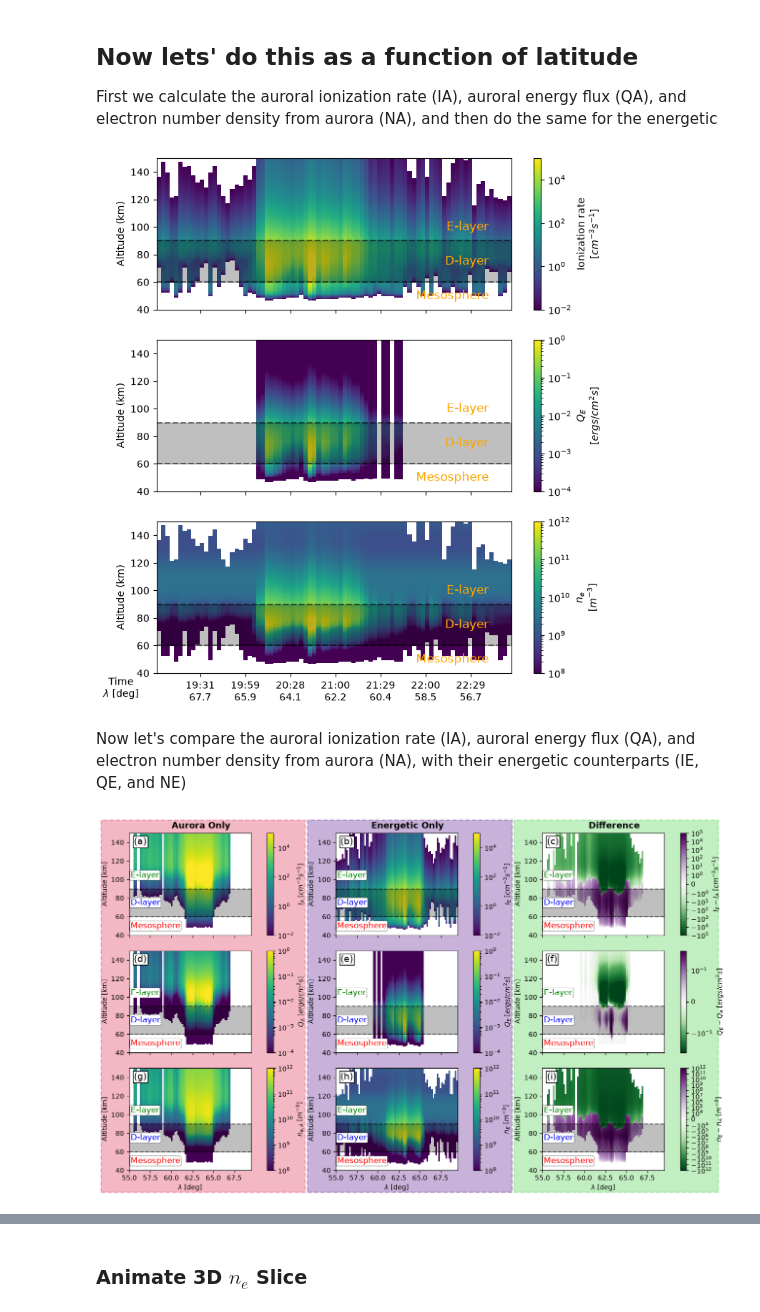
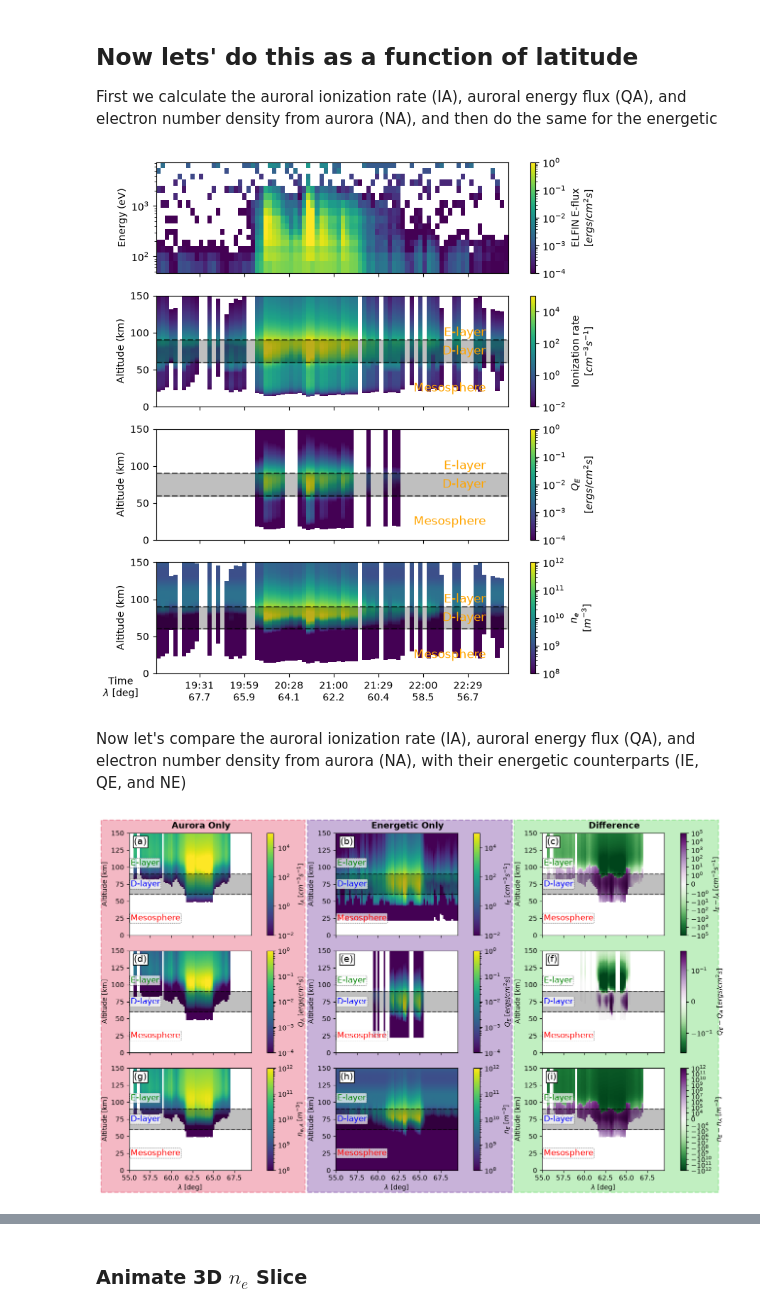
Before and after one commit to mshumko/elfinasi, a Jupyter notebook: src/20220904_substorm_study/energy_number_flux/20220904_elfin_themis_nflux_eflux.ipynb, the cells around one changed output, grey strips where cells are left out. Drawn from its saved outputs; the diff is of its cells as text; code cells hidden in the pictures.

```diff
--- a/src/20220904_substorm_study/energy_number_flux/20220904_elfin_themis_nflux_eflux.ipynb
+++ b/src/20220904_substorm_study/energy_number_flux/20220904_elfin_themis_nflux_eflux.ipynb
@@ -514,7 +503,7 @@ plt.savefig(elfinasi.plot_dir / f'{elfin_spectra_time_range[0]:%Y%m%d_%H%M%S}_el
 
 Here we quantify the altitude profile of Q as a function of latitude, and compare and contrast $Q_A$ vs $Q_E$. Here we use `pyGPI5` code to model this, and adapt most of the code from their GitHub tutorial.
 # %%
-AltMinKm = 30.
+AltMinKm = 0.
 AltMaxKm = 150.
 AltStepKm = 1.0
 altkm = np.arange(AltMinKm,AltMaxKm,AltStepKm)
@@ -532,5 +521,5 @@ with temporary_silence():
     chem.Set_Inital_Ionization(tUnix, glat, glon, AltMinKm, AltMaxKm, AltStepKm);
 # %%
 _time_range_ib = (datetime(2022, 9, 4, 4, 20, 10), datetime(2022, 9, 4, 4, 20, 25))
-energy_channel_idx = np.where((pad_obj_eflux.energy >= 0) & (pad_obj_eflux.energy <= 2_000))[0]
+energy_channel_idx = np.where((pad_obj_eflux.energy >= 0) & (pad_obj_eflux.energy <= 2_200))[0]
 ib_eflux = merged_eflux.loc[_time_range_ib[0]:_time_range_ib[1]].mean()
@@ -551,6 +590,6 @@ region_box_style = dict(
     edgecolor='black',
     ls='--',
     lw=0.5,
-    alpha=1
+    alpha=0.7
 )
 # %%
@@ -754,53 +799,66 @@ IE_alt_lat[IE_alt_lat<1e-2] = np.nan
 # %%
-fig, gx = plt.subplots(3, 1, figsize=(8, 9), sharey=True, sharex=True)
+fig, gx = plt.subplots(4, 1, figsize=(8, 9), sharex=True)
+
 p1 = gx[0].pcolormesh(
+    pad_obj_eflux.pad.time,
+    pad_obj_eflux.energy,
+    elfin_eflux_ergs.T,
+    shading='nearest',
+    norm=matplotlib.colors.LogNorm(vmin=1e-4, vmax=1e0)
+    )
+plt.colorbar(p1, ax=gx[0], label=f'ELFIN E-flux\n[$ergs/cm^{{2}} s$]')
+
+p1 = gx[1].pcolormesh(
     merged_eflux.index,
     chem.altkm,
     IE_alt_lat.T,
     norm=matplotlib.colors.LogNorm(vmin=1e-2, vmax=1e5),
 )
-plt.colorbar(p1, ax=gx[0], label=f'Ionization rate\n[$cm^{{-3}} s^{{-1}}$]')
-p2 = gx[1].pcolormesh(
+plt.colorbar(p1, ax=gx[1], label=f'Ionization rate\n[$cm^{{-3}} s^{{-1}}$]')
+p2 = gx[2].pcolormesh(
     merged_eflux.index,
     chem.altkm,
     QE_alt_lat.T,
     norm=matplotlib.colors.LogNorm(vmin=1e-4, vmax=10e-1),
 )
-plt.colorbar(p2, ax=gx[1], label=f'$Q_E$\n[$ergs/cm^{{2}} s$]');
+plt.colorbar(p2, ax=gx[2], label=f'$Q_E$\n[$ergs/cm^{{2}} s$]');
 
-p3 = gx[2].pcolormesh(
+p3 = gx[3].pcolormesh(
     merged_eflux.index,
     chem.altkm,
     NE_alt_lat.T,
     norm=matplotlib.colors.LogNorm(vmin=1e8, vmax=1e12),
 )
-plt.colorbar(p3, ax=gx[2], label=f'$n_e$\n[$m^{{-3}}$]');
+plt.colorbar(p3, ax=gx[3], label=f'$n_e$\n[$m^{{-3}}$]');
 
-for gx_i in gx:
+gx[0].set_yscale('log')
+gx[0].set_ylabel('Energy (eV)')
+
+for gx_i in gx[1:]:
     gx_i.set_ylabel('Altitude (km)')
-    gx_i.set_ylim([40, 150])
+    gx_i.set_ylim([0, 150])
     gx_i.tick_params(labelbottom=False)
 
     gx_i.axhline(60, color='k', ls='--', alpha=0.5)
     gx_i.axhline(90, color='k', ls='--', alpha=0.5)
     gx_i.axhspan(60, 90, color='k', alpha=0.25)
     gx_i.text(
         gx_i.get_xlim()[1]-15/86400, 100, f'E-layer', va='center', ha='right', fontsize=12, color='orange'
         )
     gx_i.text(
         gx_i.get_xlim()[1]-15/86400, 75, f'D-layer', va='center', ha='right', fontsize=12, color='orange'
         )
     gx_i.text(
-        gx_i.get_xlim()[1]-15/86400, 50, f'Mesosphere', va='center', ha='right', fontsize=12, color='orange'
+        gx_i.get_xlim()[1]-15/86400, 25, f'Mesosphere', va='center', ha='right', fontsize=12, color='orange'
         )
     # gx_i.axhspan(gx_i.get_ylim()[0], 60, color='purple', alpha=0.1)
 gx[-1].tick_params(labelbottom=True)
 x_axis_df = merged_eflux.loc[:, ['mlat']]
 x_axis_df.rename(columns={'mlat': f'$\\lambda$ [deg]'}, inplace=True)
 manylabels.ManyLabels(gx[-1], x_axis_df, time_format='%M:%S')
 plt.savefig(elfinasi.plot_dir / f'{elfin_spectra_time_range[0]:%Y%m%d_%H%M%S}_elfin_eflux_ionization_altitude.pdf')
 # %% [output]
-[figure, old version]
+[figure, new version]
 # %% [markdown]
 Now let's compare the auroral ionization rate (IA), auroral energy flux (QA), and electron number density from aurora (NA), with their energetic counterparts (IE, QE, and NE)
 # %%
@@ -947,7 +1005,7 @@ for row in range(3):
     for col in (0, 3, 6):
         hx[row, col].set_ylabel('Altitude [km]')
 
-        hx[row, col].set_ylim([40, 150])
+        hx[row, col].set_ylim([0, 150])
         hx[row, col].tick_params(labelbottom=False)
 
         hx[row, col].axhline(60, color='k', ls='--', alpha=0.5)
@@ -960,7 +1018,7 @@ for row in range(3):
             hx[row, col].get_xlim()[0] + 0.2, 75, f'D-layer', va='center', ha='left', fontsize=12, color='blue', bbox=region_box_style
             )
         hx[row, col].text(
-            hx[row, col].get_xlim()[0] + 0.2, 50, f'Mesosphere', va='center', ha='left', fontsize=12, color='red', bbox=region_box_style
+            hx[row, col].get_xlim()[0] + 0.2, 25, f'Mesosphere', va='center', ha='left', fontsize=12, color='red', bbox=region_box_style
             )
         hx[row, col].text(
             0.04,
@@ -1024,7 +1082,7 @@ for cols, label, color in group_specs:
     )
 plt.savefig(elfinasi.plot_dir / f'{elfin_spectra_time_range[0]:%Y%m%d_%H%M%S}_elfin_themis_asi_iz_qz_nez_diff.pdf')
 # %% [output]
-[figure, old version]
+[figure, new version]
 # %%
 fig = plt.figure(figsize=(16.5, 8))
 gs = fig.add_gridspec(
```
Also changed, not shown: parts of 15 cells of this notebook, 9 other files.
